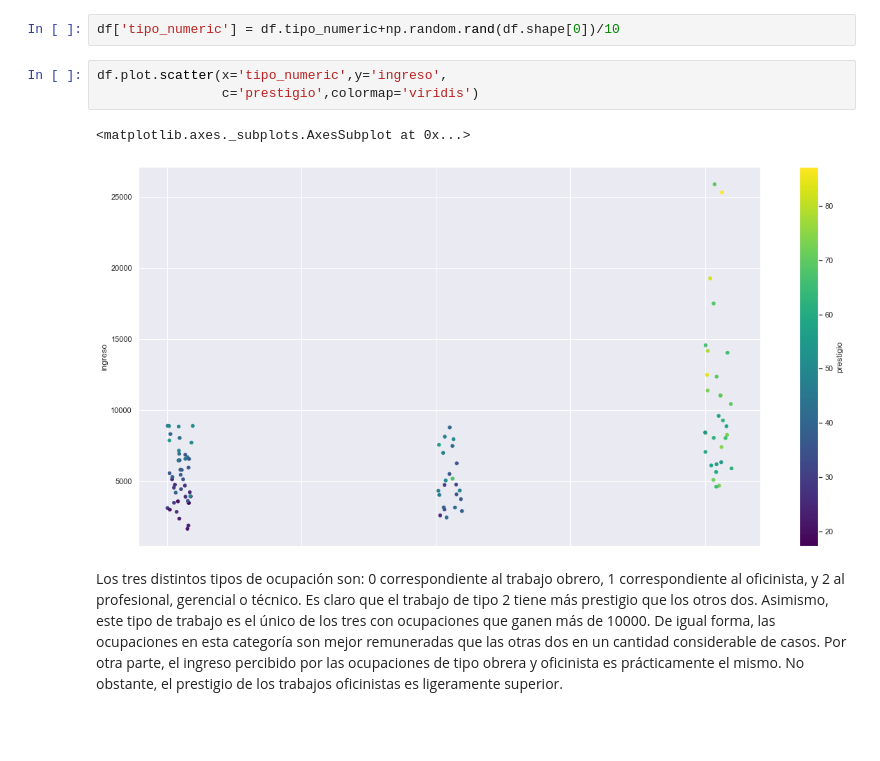
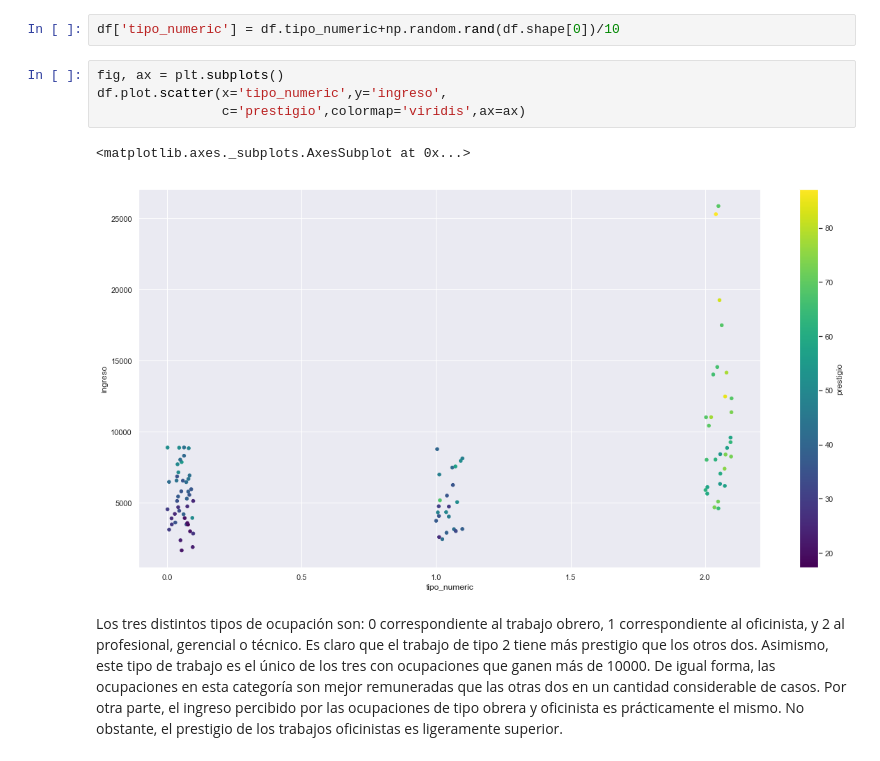
Before and after one commit to jeroaranda/aplicada2, a Jupyter notebook: control1.ipynb, the cells around one changed output. Drawn from its saved outputs; the diff is of its cells as text; blank space fills up the shorter version.

```diff
--- a/control1.ipynb
+++ b/control1.ipynb
@@ -135,10 +163,11 @@ df['tipo_numeric']=df['tipo'].map(tipo_to_numeric)
 # %%
 df['tipo_numeric'] = df.tipo_numeric+np.random.rand(df.shape[0])/10
 # %%
+fig, ax = plt.subplots()
 df.plot.scatter(x='tipo_numeric',y='ingreso',
-                c='prestigio',colormap='viridis')
+                c='prestigio',colormap='viridis',ax=ax)
 # %% [output]
 <matplotlib.axes._subplots.AxesSubplot at 0x...>
-[figure, old version]
+[figure, new version]
 # %% [markdown]
 Los tres distintos tipos de ocupación son: 0 correspondiente al trabajo obrero, 1 correspondiente al oficinista, y 2 al profesional, gerencial o técnico. Es claro que el trabajo de tipo 2 tiene más prestigio que los otros dos. Asimismo, este tipo de trabajo es el único de los tres con ocupaciones que ganen más de 10000. De igual forma, las ocupaciones en esta categoría son mejor remuneradas que las otras dos en un cantidad considerable de casos. Por otra parte, el ingreso percibido por las ocupaciones de tipo obrera y oficinista es prácticamente el mismo. No obstante, el prestigio de los trabajos oficinistas es ligeramente superior.
```
Also changed, not shown: parts of 9 cells of this notebook.
